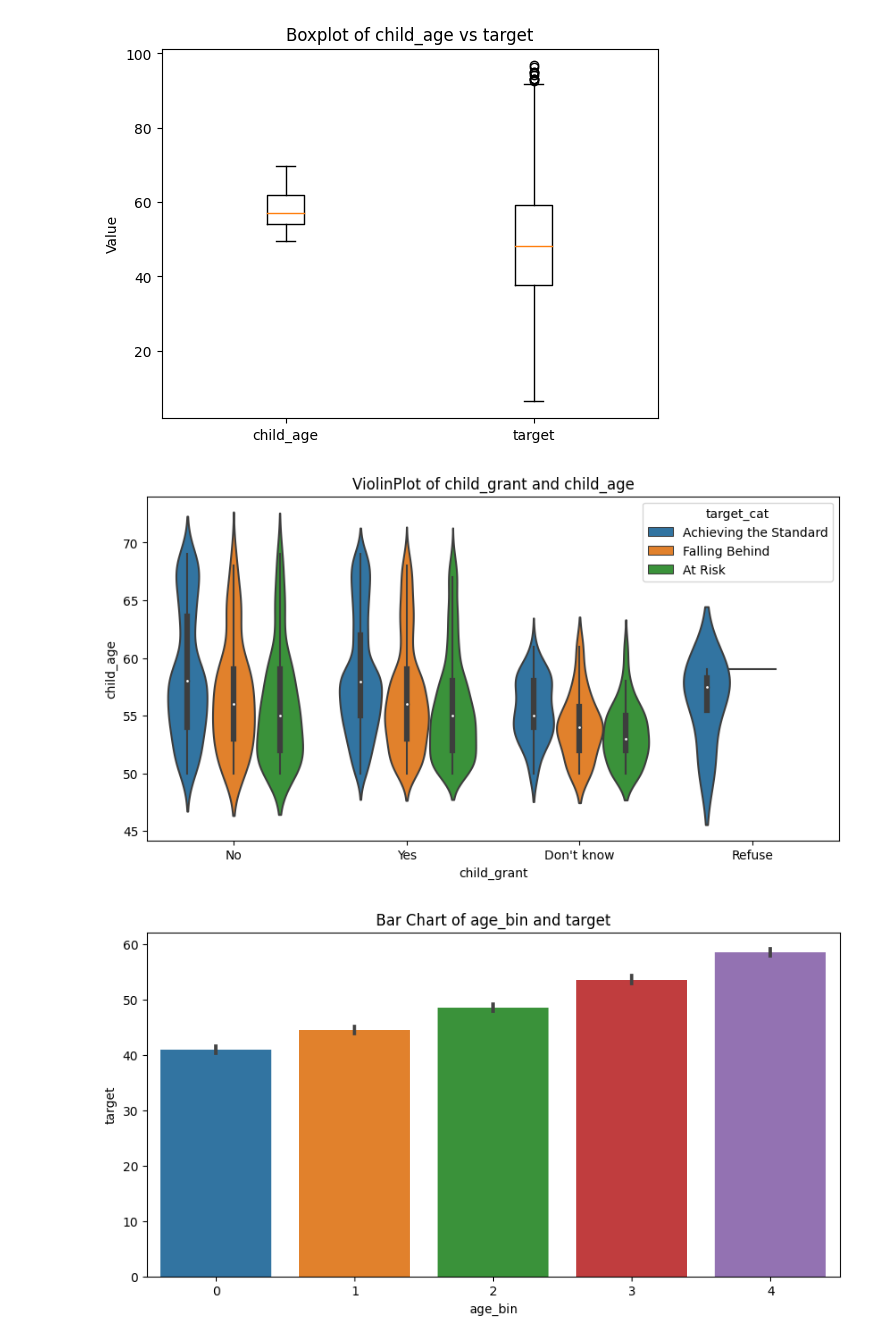
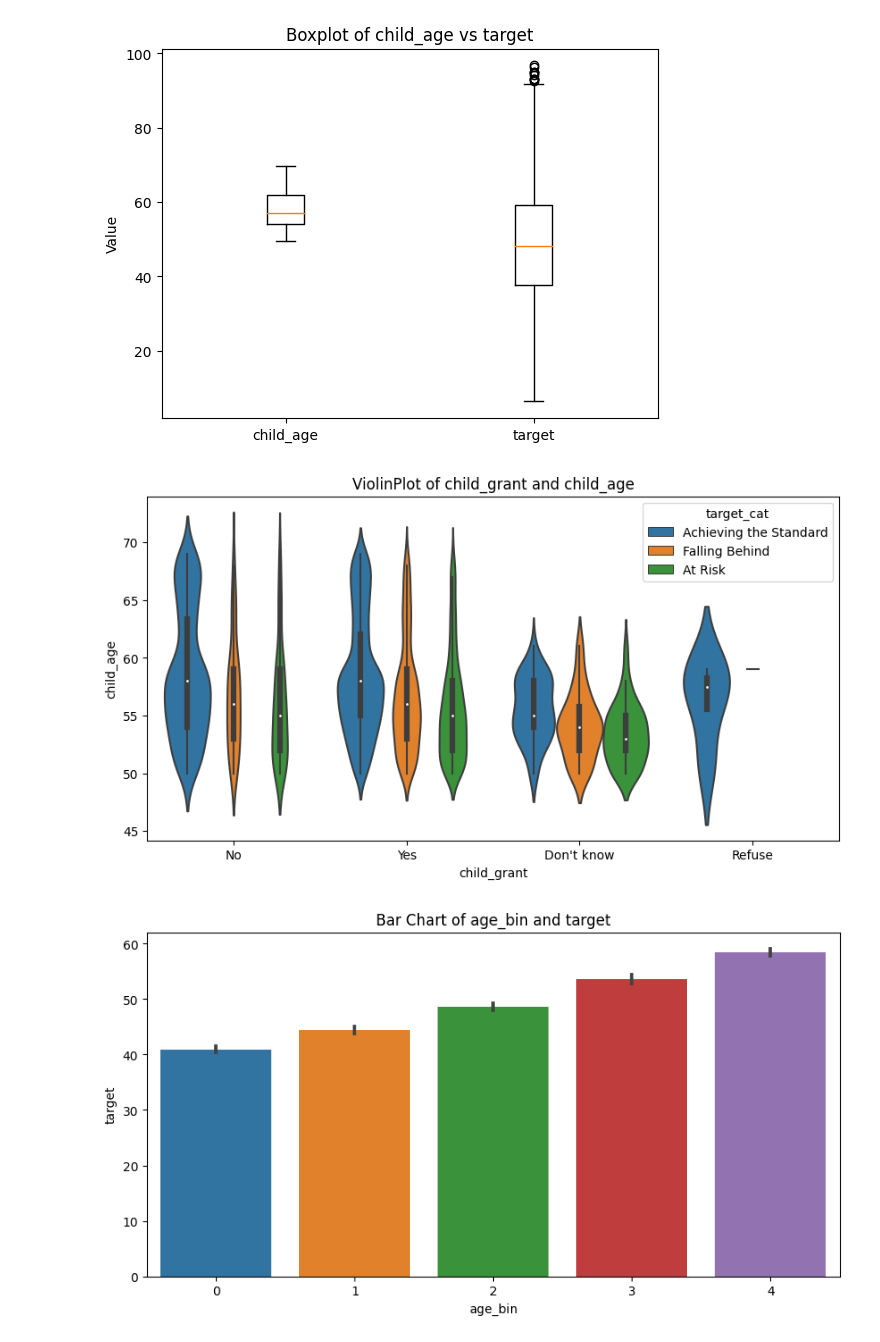
Before and after one commit to emms204/DataDrive2030-Early-Learning-Predictors-, a Jupyter notebook: DataDrive2030_Early_Learning_Predictors_Challenge.ipynb, the cells around one changed output. Cells and saved outputs as stored; diff of their text form; code cells hidden in the pictures.

```diff
--- a/DataDrive2030_Early_Learning_Predictors_Challenge.ipynb
+++ b/DataDrive2030_Early_Learning_Predictors_Challenge.ipynb
@@ -104,9 +104,9 @@ def heatmap(df, length=10, width=5, cmap='rocket'):
   ax.set_title(f'Heatmap of {" and ".join(list(df.columns))}')
   plt.show()
 # %%
-def violinplot(x, y,hue,length=10, width=5):
+def violinplot(x, y,hue,scale=None,length=10, width=5):
   fig, ax = plt.subplots(figsize=(length,width))
-  sns.violinplot(x=x,y=y,hue=hue,ax=ax)
+  sns.violinplot(x=x,y=y,hue=hue,scale=scale,ax=ax)
   ax.set_title(f'ViolinPlot of {x.name} and {y.name}')
   ax.set_xlabel(x.name)
   ax.set_ylabel(y.name)
@@ -136,20 +136,20 @@ Data = pd.concat([Train, Test])
 data = Data.drop(['child_id'],axis=1)
 # %%
 def targetmap(age, target):
-  if (age >= 50) and (age <= 59):
-    if (target >= 0) and (target <= 36.01):
+  if (age >= 49) and (age < 60):
+    if (target >= 0) and (target < 36.02):
       return "At Risk"
-    elif (target >= 36.02) and (target <= 46.31):
+    elif (target >= 36.02) and (target < 46.32):
       return "Falling Behind"
-    elif (target >= 46.32) and (target <= 100):
+    elif (target >= 46.32) and (target < 101):
       return "Achieving the Standard"
 
-  elif (age >= 60) and (age <= 69):
-    if (target >= 0) and (target <= 43.23):
+  elif (age >= 60) and (age < 70):
+    if (target >= 0) and (target < 43.24):
       return "At Risk"
-    elif (target >= 43.24) and (target <= 54.37):
+    elif (target >= 43.24) and (target < 54.38):
       return "Falling Behind"
-    elif (target >= 54.38) and (target <= 100):
+    elif (target >= 54.38) and (target < 101):
       return "Achieving the Standard"
 # %%
 Train['target_cat'] = Train[['child_age','target']].apply(lambda row:targetmap(row[0],row[1]),axis=1)
@@ -259,7 +258,7 @@ boxplot(Train[['child_age','target']])
 [figure]
 [figure]
 # %%
-violinplot(x=Train['child_grant'],y=Train['child_age'],hue=Train['target_cat'])
+violinplot(x=Train['child_grant'],y=Train['child_age'],hue=Train['target_cat'],scale='count')
 # %% [output]
-[figure, old version]
+[figure, new version]
 # %%
```
Also changed, not shown: parts of 65 cells of this notebook.
